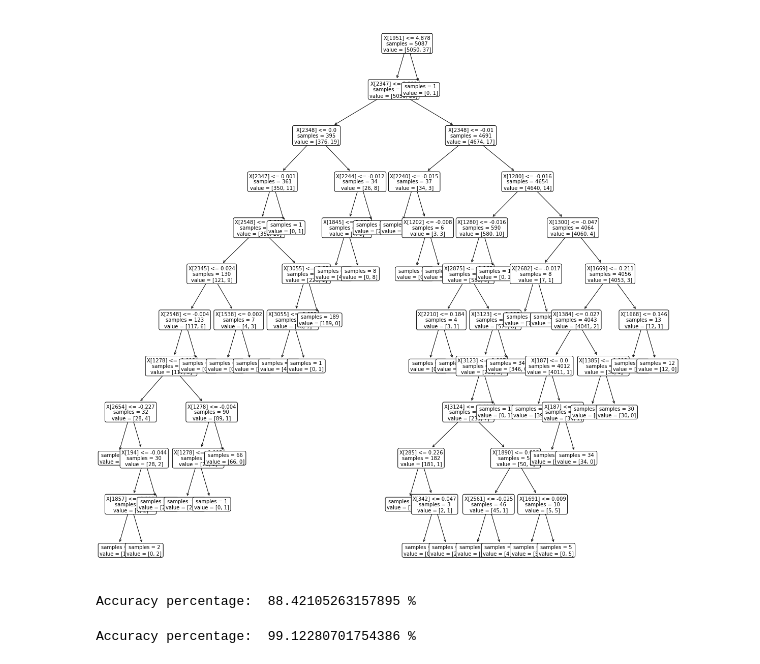
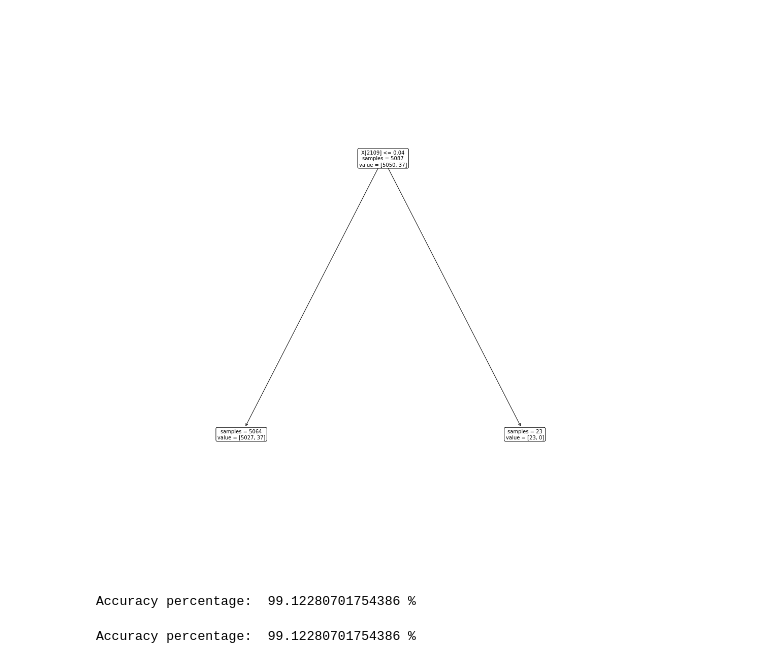
Before and after one commit to timzhen38/EDM, a Jupyter notebook: Kaggle/Regular/SK-RF.ipynb, the cells around one changed output. Saved outputs shown, nothing was run; the diff lists cells and outputs as text; code cells hidden in the pictures.

```diff
--- a/Kaggle/Regular/SK-RF.ipynb
+++ b/Kaggle/Regular/SK-RF.ipynb
@@ -27,21 +27,24 @@ def features_and_labels(filename, col_name):
     data_x = normalize(data_x)
     return data_x, data_y
 # %%
-training_data_x, training_data_y = features_and_labels("../archive/exoTrain.csv",'LABEL')
-testing_data_x, testing_data_y = features_and_labels("../archive/exoTest.csv",'LABEL')
+with open("../archive/ProcessData.npy", 'rb') as f:
+        training_data_x = np.load(f)
+        testing_data_x = np.load(f)
+_, training_data_y = features_and_labels("../archive/exoTrain.csv",'LABEL')
+_, testing_data_y = features_and_labels("../archive/exoTest.csv",'LABEL')
 # %%
 DTclassifier = DecisionTreeClassifier()
-DTclassifier.fit(training_data_x.values, training_data_y.values)
+DTclassifier.fit(training_data_x, training_data_y)
 
 plt.figure(figsize=(20,20))
 tree.plot_tree(DTclassifier, fontsize=10, impurity=False, rounded=True)
 plt.show()
 
-y_pred = DTclassifier.predict(testing_data_x.values)
+y_pred = DTclassifier.predict(testing_data_x)
 print("Accuracy percentage: ", accuracy_score(testing_data_y, y_pred)*100, "%")
 # %% [output]
-[figure, old version]
+[figure, new version]
-Accuracy percentage:  88.42105263157895 %
+Accuracy percentage:  99.12280701754386 %
 # %%
 with open('tf-models/decision-tree.pkl','wb') as f:
     pickle.dump(DTclassifier,f)
```
Also changed, not shown: parts of 1 cell of this notebook, 7 other files.
